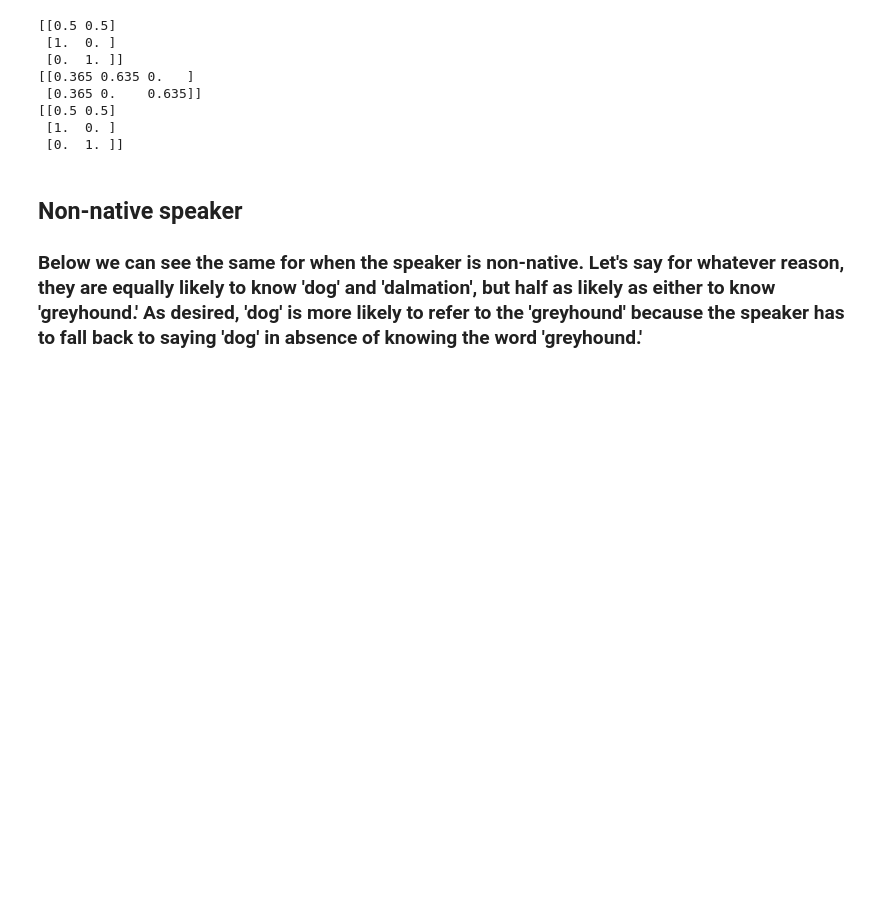
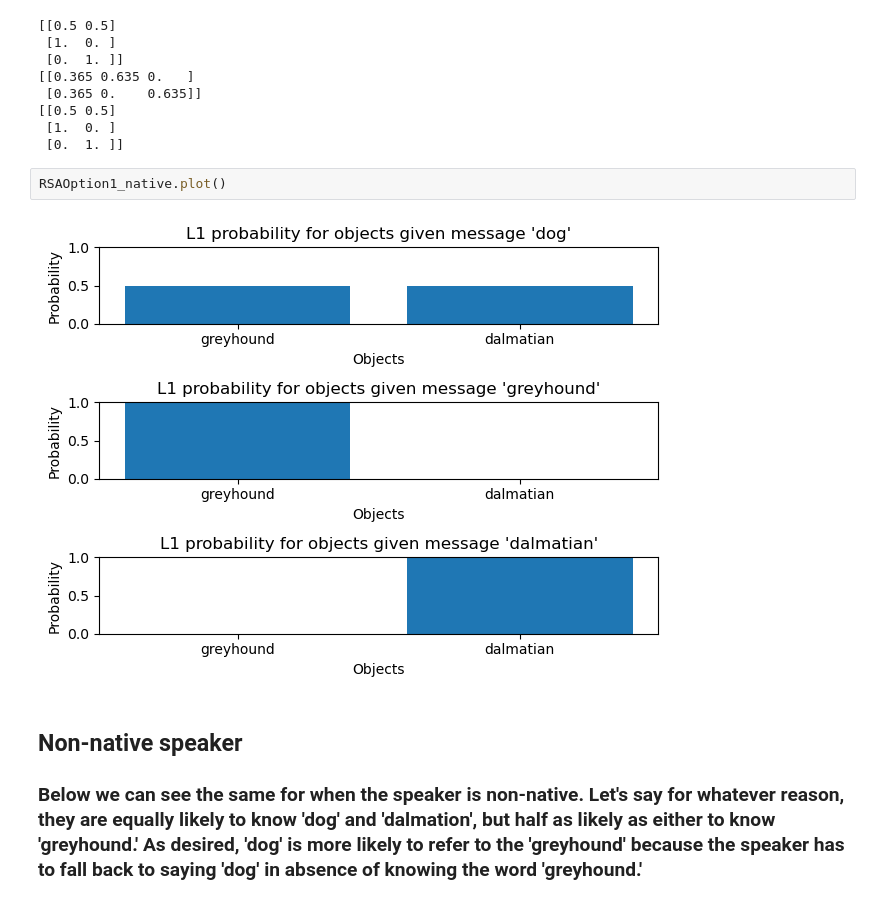
Before and after one commit to tyle00001/RSA-for-nonnative-speakers, a Jupyter notebook: RSA_Nonnative_Model.ipynb, the cells around one changed output. Cells and saved outputs as stored; diff of their text form; blank space fills up the shorter version.

Commit message:
added some new plots

```diff
--- a/RSA_Nonnative_Model.ipynb
+++ b/RSA_Nonnative_Model.ipynb
@@ -197,6 +197,10 @@ print(RSAOption1_native.L1())
 [[0.5 0.5]
  [1.  0. ]
  [0.  1. ]]
+# %%
+RSAOption1_native.plot()
+# %% [output]
+[figure, added]
 # %% [markdown]
 ## Non-native speaker
 ### Below we can see the same for when the speaker is non-native. Let's say for whatever reason, they are equally likely to know 'dog' and 'dalmation', but half as likely as either to know 'greyhound.' As desired, 'dog' is more likely to refer to the 'greyhound' because the speaker has to fall back to saying 'dog' in absence of knowing the word 'greyhound.'
```
Also changed, not shown: parts of 3 cells of this notebook.
